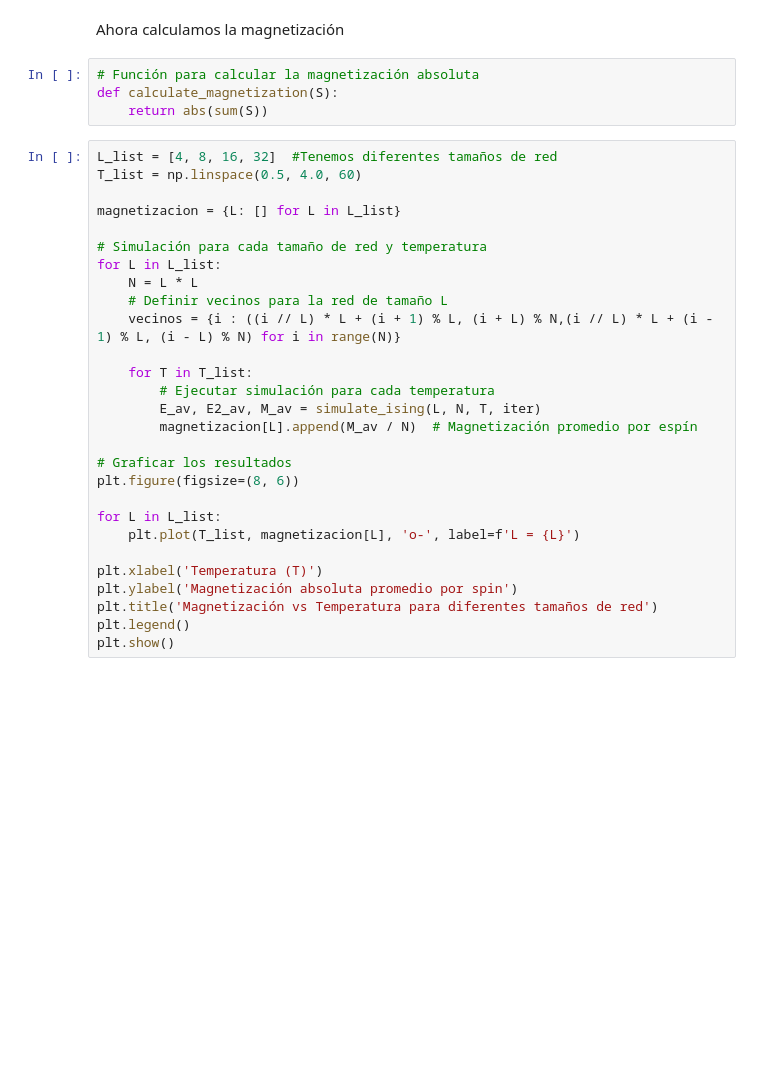
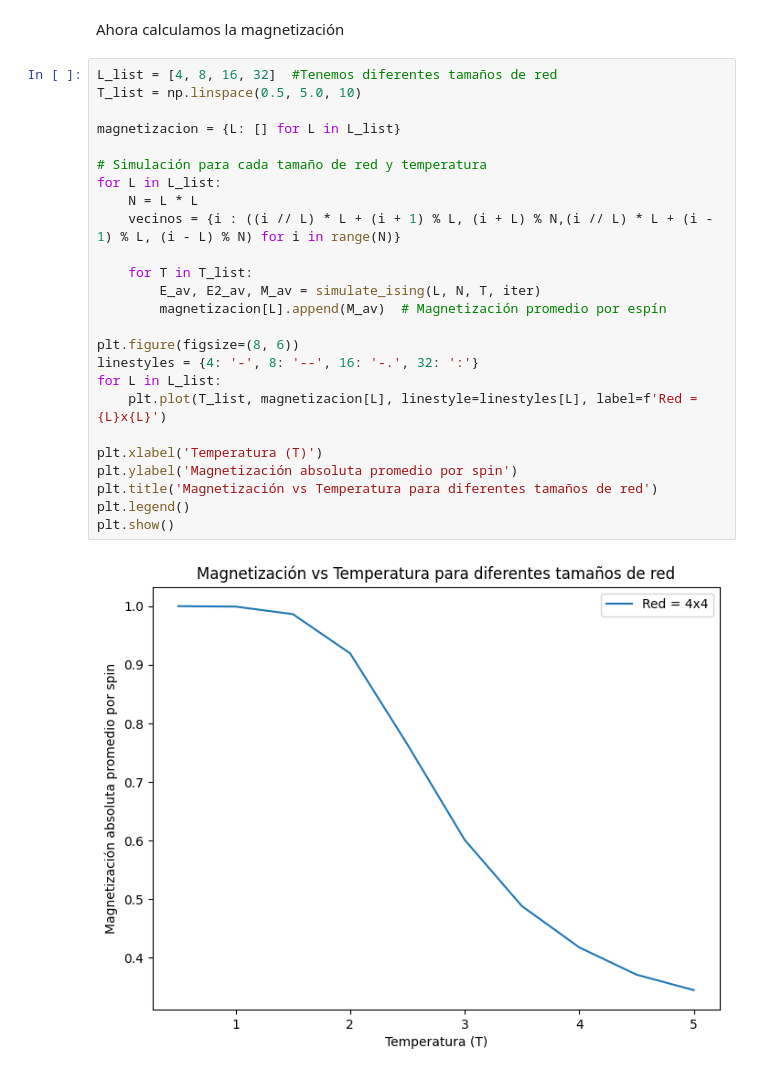
Before and after one commit to PabloAndagana/Tarea-2-Mec-nica-Estad-stica---PUC, a Jupyter notebook: Problema_3.ipynb, the cells around one changed output. Drawn from its saved outputs; the diff is of its cells as text; blank space fills up the shorter version.

```diff
--- a/Problema_3.ipynb
+++ b/Problema_3.ipynb
@@ -128,34 +130,29 @@ plt.show()
 # %% [markdown]
 Ahora calculamos la magnetización
-# %%
-# Función para calcular la magnetización absoluta
-def calculate_magnetization(S):
-    return abs(sum(S))
 # %%
 L_list = [4, 8, 16, 32]  #Tenemos diferentes tamaños de red
-T_list = np.linspace(0.5, 4.0, 60)
+T_list = np.linspace(0.5, 5.0, 10)
 
 magnetizacion = {L: [] for L in L_list}
 
 # Simulación para cada tamaño de red y temperatura
 for L in L_list:
     N = L * L
-    # Definir vecinos para la red de tamaño L
     vecinos = {i : ((i // L) * L + (i + 1) % L, (i + L) % N,(i // L) * L + (i - 1) % L, (i - L) % N) for i in range(N)}
 
     for T in T_list:
-        # Ejecutar simulación para cada temperatura
         E_av, E2_av, M_av = simulate_ising(L, N, T, iter)
-        magnetizacion[L].append(M_av / N)  # Magnetización promedio por espín
+        magnetizacion[L].append(M_av)  # Magnetización promedio por espín
 
-# Graficar los resultados
 plt.figure(figsize=(8, 6))
-
+linestyles = {4: '-', 8: '--', 16: '-.', 32: ':'}
 for L in L_list:
-    plt.plot(T_list, magnetizacion[L], 'o-', label=f'L = {L}')
+    plt.plot(T_list, magnetizacion[L], linestyle=linestyles[L], label=f'Red = {L}x{L}')
 
 plt.xlabel('Temperatura (T)')
 plt.ylabel('Magnetización absoluta promedio por spin')
 plt.title('Magnetización vs Temperatura para diferentes tamaños de red')
 plt.legend()
 plt.show()
+# %% [output]
+[figure, added]
```
Also changed, not shown: parts of 5 cells of this notebook.
